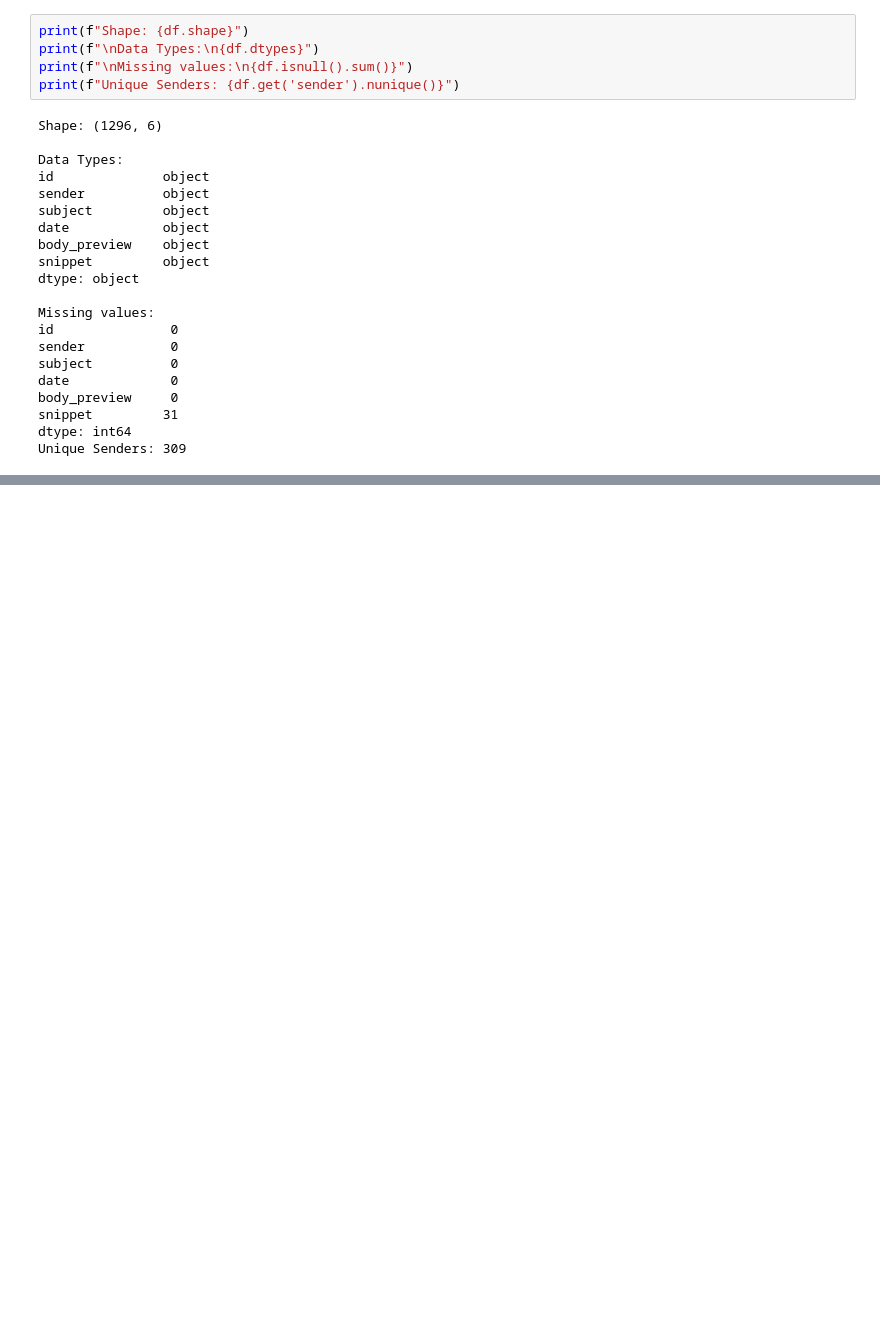
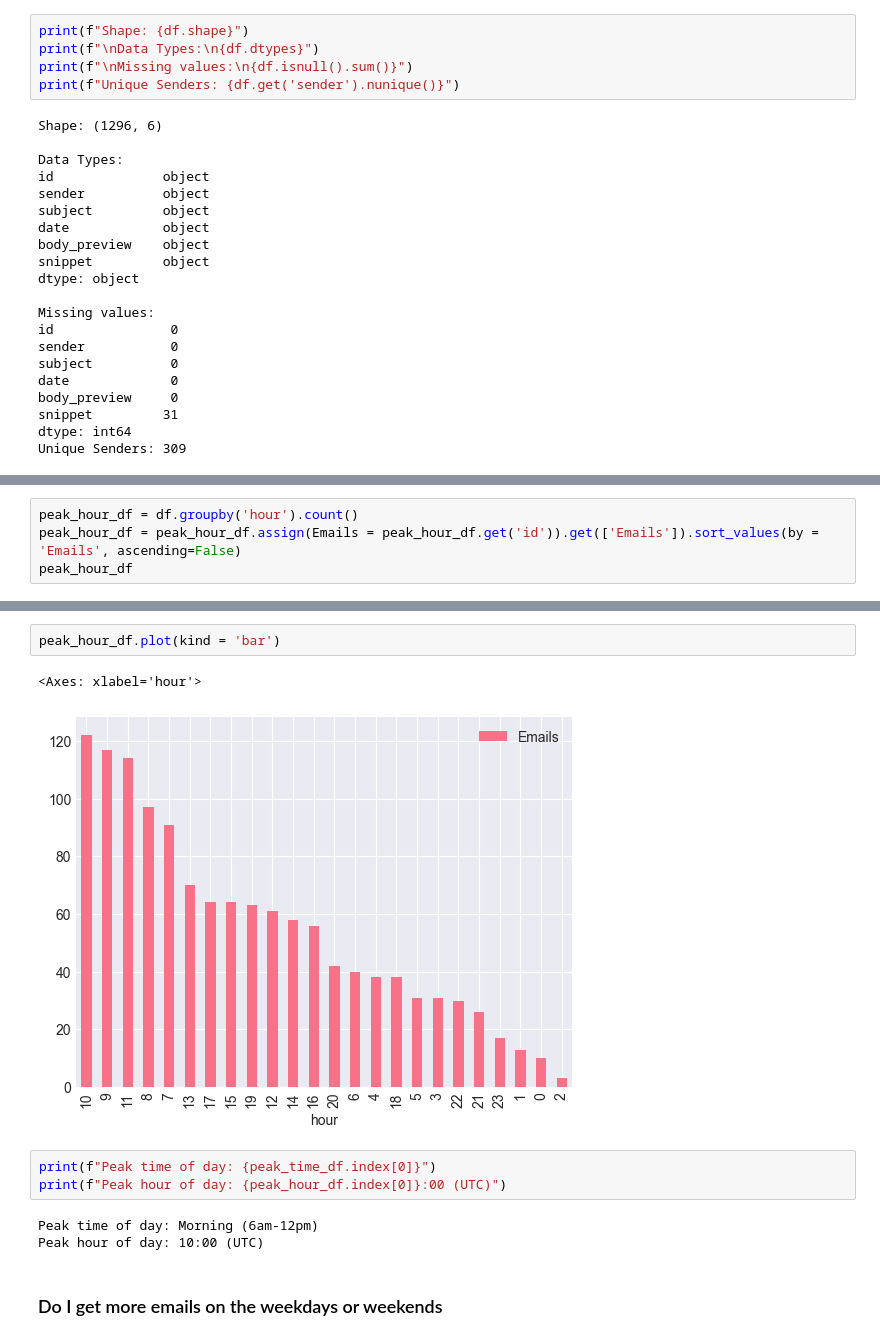
Before and after one commit to nathan-v-nguyen/email-categorizer, a Jupyter notebook: notebooks/01_data_exploration.ipynb, the cells around one changed output, grey strips where cells are left out. Cells and saved outputs as stored; diff of their text form; blank space fills up the shorter version.

```diff
--- a/notebooks/01_data_exploration.ipynb
+++ b/notebooks/01_data_exploration.ipynb
@@ -60,0 +181,4 @@ Unique Senders: 309
+# %%
+peak_hour_df = df.groupby('hour').count()
+peak_hour_df = peak_hour_df.assign(Emails = peak_hour_df.get('id')).get(['Emails']).sort_values(by = 'Emails', ascending=False)
+peak_hour_df
@@ -60,0 +204,13 @@ Unique Senders: 309
+# %%
+peak_hour_df.plot(kind = 'bar')
+# %% [output]
+<Axes: xlabel='hour'>
+[figure, added]
+# %%
+print(f"Peak time of day: {peak_time_df.index[0]}")
+print(f"Peak hour of day: {peak_hour_df.index[0]}:00 (UTC)")
+# %% [output]
+Peak time of day: Morning (6am-12pm)
+Peak hour of day: 10:00 (UTC)
+# %% [markdown]
+### Do I get more emails on the weekdays or weekends
```
Also changed, not shown: parts of 15 cells of this notebook.
